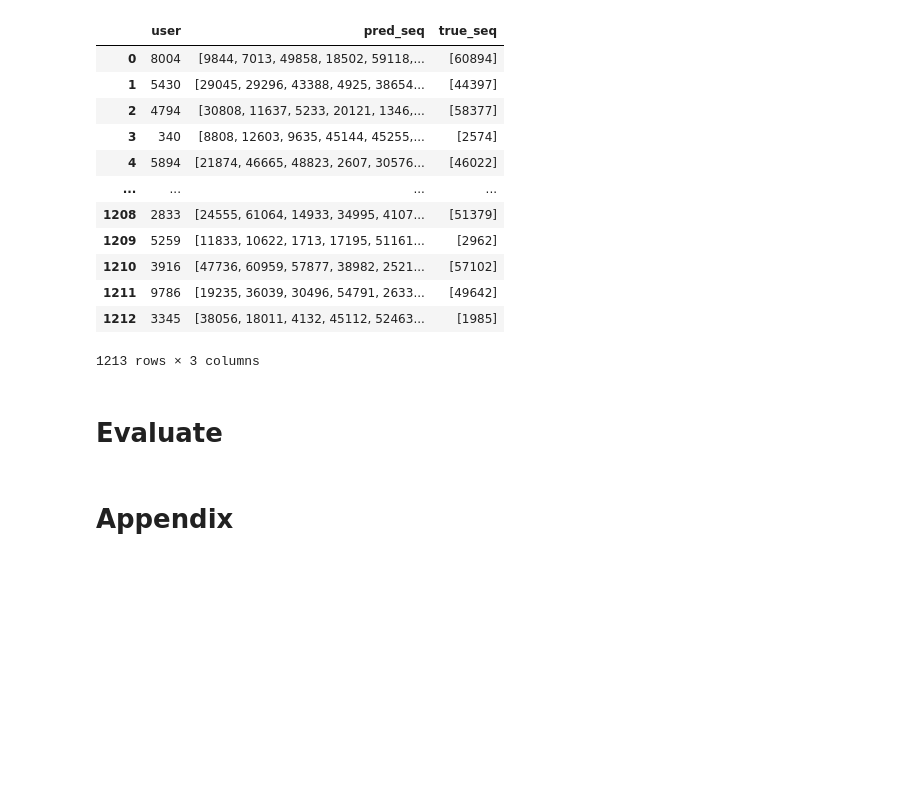
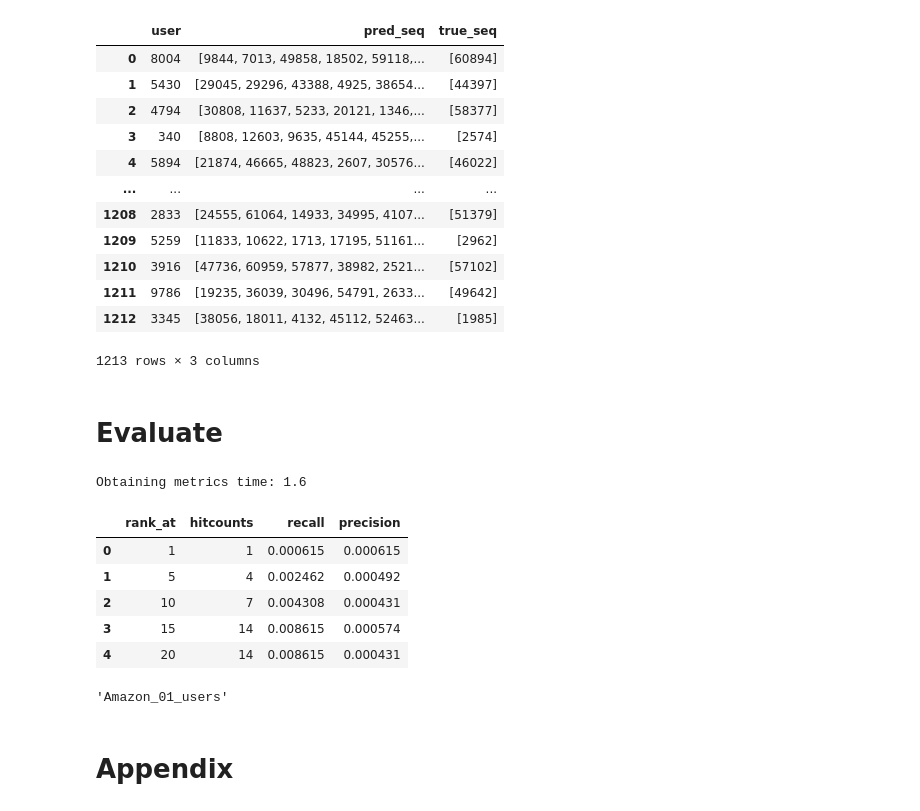
Before and after one commit to ROpdam/recommender_comparison, a Jupyter notebook: CF_RNN.ipynb, the cells around one changed output. Saved outputs shown, nothing was run; the diff lists cells and outputs as text; code cells hidden in the pictures; blank space fills up the shorter version.

```diff
--- a/CF_RNN.ipynb
+++ b/CF_RNN.ipynb
@@ -450,4 +481,4 @@ for i, row in predictions_df.iterrows():
 # Evaluate
 # %%
 result_path = 'Results/CFRNN/'
-predictions = pd.read_pickle(path + result_path + 'CFRNN_ml_6k_users_700_epochs')
+predictions = pd.read_pickle(path + result_path + 'CFRNN_res_400_ML_01_users')
@@ -456,28 +485,26 @@ list(predictions)
 # %%
-def evaluate(predictions, max_rank, steps):
+def get_metrics(ranked_df, steps, max_rank):
+    s = time.time()
+    ranks_at = [1] + [i for i in range(steps, max_rank + steps, steps)]
     hitcounts = []
     recs_at = []
     precs_at = []
-    ranks_at = [1] + [i for i in range(steps, max_rank + steps, steps)]
-    res = pd.DataFrame(columns=['rank_at', 'hitcounts', 'recall', 'precision'])
+    metrics = pd.DataFrame(columns=['rank_at', 'hitcounts', 'recall', 'precision'])
     for rank in ranks_at:
         hitcount = 0
-        for i, row in predictions.iterrows():
-            for true_item in row.true_seq[:rank]:
-                if true_item in row.pred_seq:
-                    hitcount += 1
-        for u in ranked_df.index:
-            hitcount +=  len(set(predictions.loc[u]['true_id']) & set(ranked_df.loc[u]['pred_items_ranked'][:rank]))
+        for i, row in ranked_df.iterrows():
+            hitcount +=  len(set(row['true_id']) & set(row['pred_items_ranked'][:rank]))
 
         prec_at = hitcount / rank / len(ranked_df)
         rec_at = hitcount / len(ranked_df.iloc[0]['true_id']) / len(ranked_df)
 
-        print('rank_at:', rank, '  Hits:', hitcount)
         hitcounts.append(hitcount)
         recs_at.append(rec_at)
         precs_at.append(prec_at)
 
-    res['rank_at'] = ranks_at
-    res['hitcounts'] = hitcounts
-    res['recall'] = recs_at
-    res['precision'] = precs_at
+    metrics['rank_at'] = ranks_at
+    metrics['hitcounts'] = hitcounts
+    metrics['recall'] = recs_at
+    metrics['precision'] = precs_at
+    print('Obtaining metrics time:', round(time.time() - s,2))
+    return metrics
@@ -491,0 +511,3 @@ hitcount
+# %%
+renames = {'pred_seq':'pred_items_ranked', 'true_seq':'true_id'}
+predictions = predictions.rename(renames, axis=1)
@@ -491,0 +516,17 @@ hitcount
+# %%
+metrics = get_metrics(predictions, 5, 20)
+# %% [output]
+Obtaining metrics time: 1.6
+# %%
+metrics
+# %% [output]
+|  | rank_at | hitcounts | recall | precision |
+| 0 | 1 | 1 | 0.000615 | 0.000615 |
+| 1 | 5 | 4 | 0.002462 | 0.000492 |
+| 2 | 10 | 7 | 0.004308 | 0.000431 |
+| 3 | 15 | 14 | 0.008615 | 0.000574 |
+| 4 | 20 | 14 | 0.008615 | 0.000431 |
+# %%
+file_name
+# %% [output]
+'Amazon_01_users'
```
Also changed, not shown: parts of 24 cells of this notebook, 2 other files.
